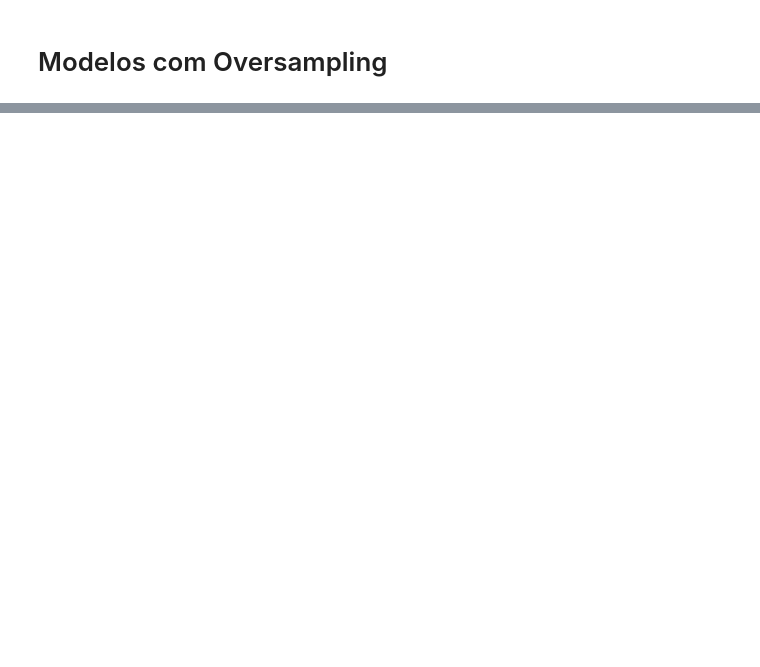
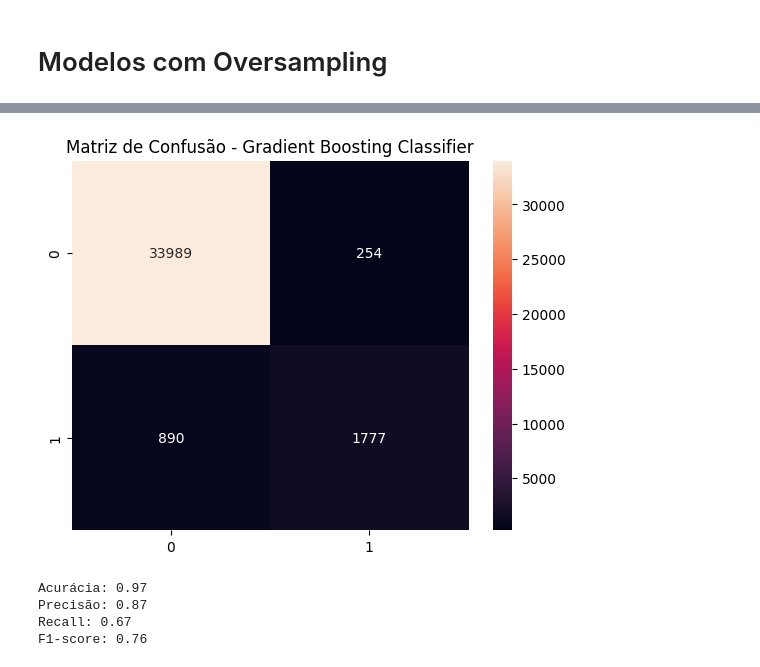
Before and after one commit to Muniz97/Data-Science---Federal-road-accidents---Brazil, a Jupyter notebook: 4 - Model/Federal_Accidents_Model.ipynb, the cells around one changed output, grey strips where cells are left out. Drawn from its saved outputs; the diff is of its cells as text; code cells hidden in the pictures; blank space fills up the shorter version.

```diff
--- a/4 - Model/Federal_Accidents_Model.ipynb
+++ b/4 - Model/Federal_Accidents_Model.ipynb
@@ -158,0 +230,29 @@ print(f'F1-score: {f1:.2f}')
+# %%
+x_train_smote = df_train_smote.drop('obitos', axis = 1)
+y_train_smote = df_train_smote['obitos']
+# %%
+# Criando RandomForestClassifier com base de oversampling
+model_random_smt = RandomForestClassifier(n_estimators= 200, random_state = 1337)
+model_random_smt.fit(x_train_smote,y_train_smote)
+random_smt_predict = model_random_smt.predict(x_test)
+
+# Avaliando o modelo de Gradient Boosting Classifier
+sns.heatmap(confusion_matrix(y_test,random_smt_predict), annot = True, fmt = 'g')
+plt.title("Matriz de Confusão - Gradient Boosting Classifier")
+plt.show()
+
+accuracy = accuracy_score(y_test, random_smt_predict)
+precision = precision_score(y_test, random_smt_predict)
+recall = recall_score(y_test, random_smt_predict)
+f1 = f1_score(y_test, random_smt_predict)
+
+print(f'Acurácia: {accuracy:.2f}')
+print(f'Precisão: {precision:.2f}')
+print(f'Recall: {recall:.2f}')
+print(f'F1-score: {f1:.2f}')
+# %% [output]
+[figure, added]
+Acurácia: 0.97
+Precisão: 0.87
+Recall: 0.67
+F1-score: 0.76
```
Also changed, not shown: parts of 14 cells of this notebook.
